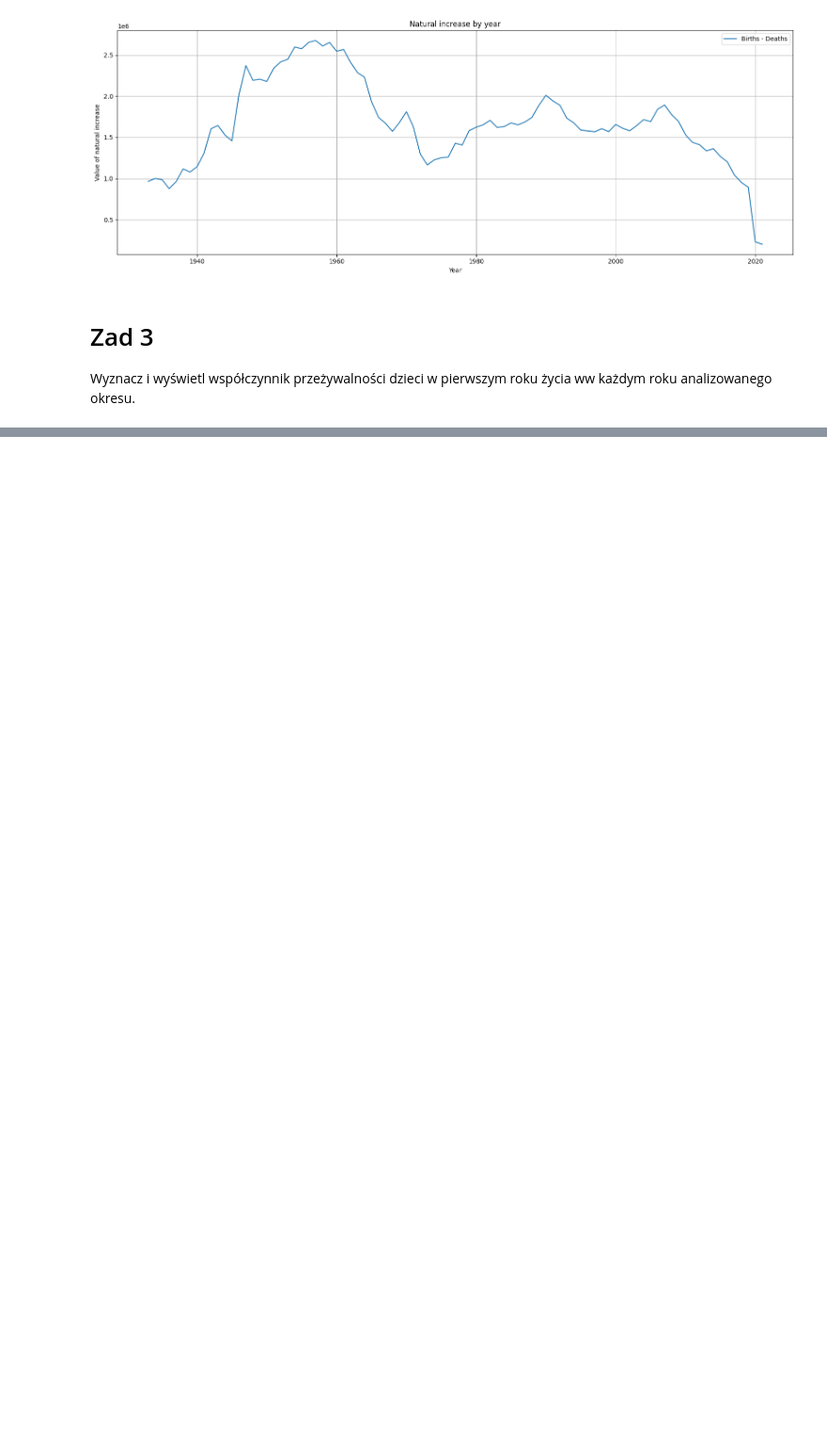
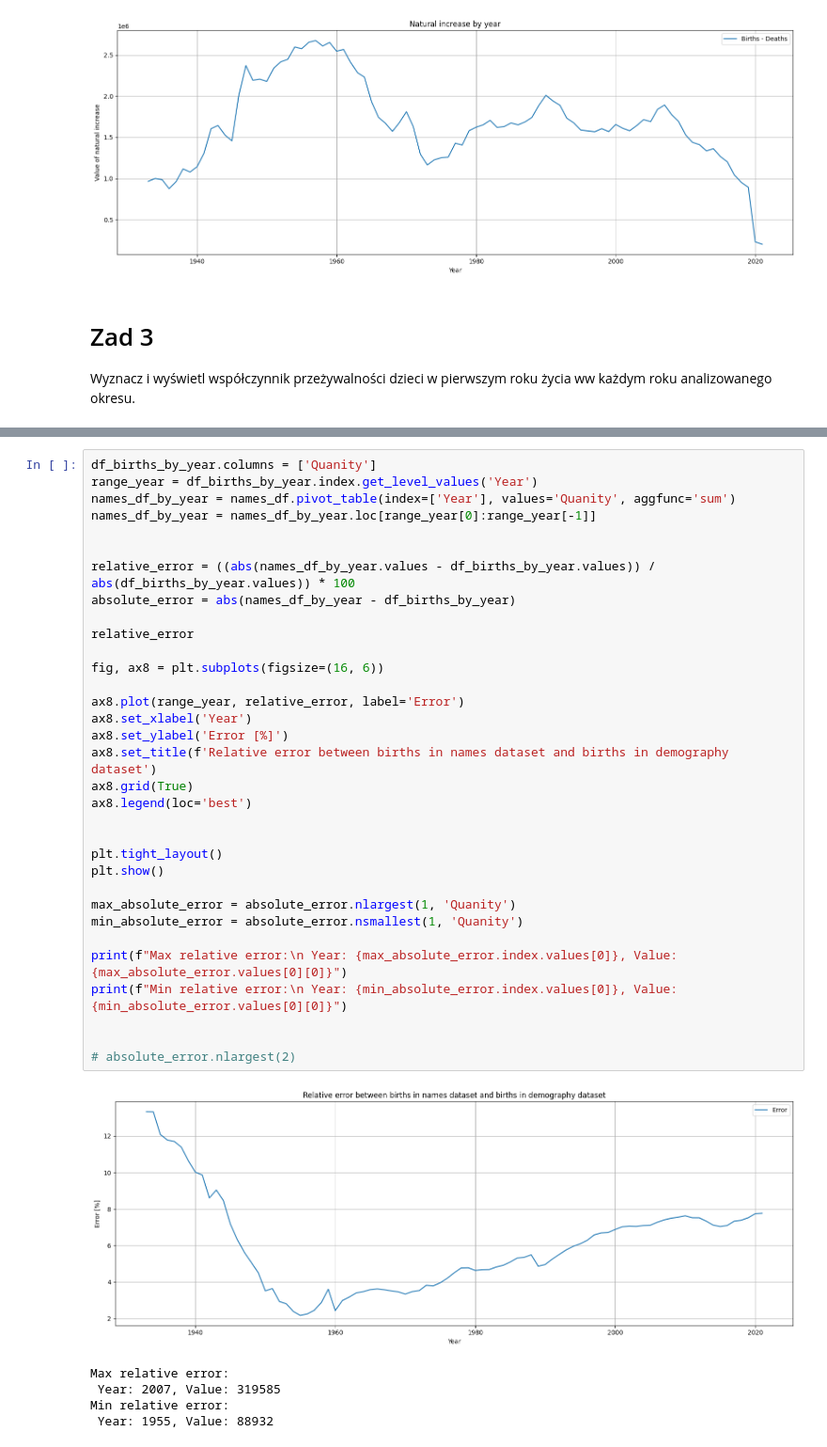
Before and after one commit to pawel-gawron/EAD-Eksploracyjna-analiza-danych, a Jupyter notebook: Lab 05 - Projekt pandas Matplotlib/Lab_05.ipynb, the cells around one changed output, grey strips where cells are left out. Shown: that part at 94% size. Drawn from its saved outputs; the diff is of its cells as text; blank space fills up the shorter version.

```diff
--- a/Lab 05 - Projekt pandas Matplotlib/Lab_05.ipynb
+++ b/Lab 05 - Projekt pandas Matplotlib/Lab_05.ipynb
@@ -487,0 +511,39 @@ Wyznacz i wyświetl współczynnik przeżywalności dzieci w pierwszym roku życ
+# %%
+df_births_by_year.columns = ['Quanity']
+range_year = df_births_by_year.index.get_level_values('Year')
+names_df_by_year = names_df.pivot_table(index=['Year'], values='Quanity', aggfunc='sum')
+names_df_by_year = names_df_by_year.loc[range_year[0]:range_year[-1]]
+
+
+relative_error = ((abs(names_df_by_year.values - df_births_by_year.values)) / abs(df_births_by_year.values)) * 100
+absolute_error = abs(names_df_by_year - df_births_by_year)
+
+relative_error
+
+fig, ax8 = plt.subplots(figsize=(16, 6))
+
+ax8.plot(range_year, relative_error, label='Error')
+ax8.set_xlabel('Year')
+ax8.set_ylabel('Error [%]')
+ax8.set_title(f'Relative error between births in names dataset and births in demography dataset')
+ax8.grid(True)
+ax8.legend(loc='best')
+
+
+plt.tight_layout()
+plt.show()
+
+max_absolute_error = absolute_error.nlargest(1, 'Quanity')
+min_absolute_error = absolute_error.nsmallest(1, 'Quanity')
+
+print(f"Max relative error:\n Year: {max_absolute_error.index.values[0]}, Value: {max_absolute_error.values[0][0]}")
+print(f"Min relative error:\n Year: {min_absolute_error.index.values[0]}, Value: {min_absolute_error.values[0][0]}")
+
+
+# absolute_error.nlargest(2)
+# %% [output]
+[figure, added]
+Max relative error:
+ Year: 2007, Value: 319585
+Min relative error:
+ Year: 1955, Value: 88932
```
Also changed, not shown: parts of 4 cells of this notebook.
